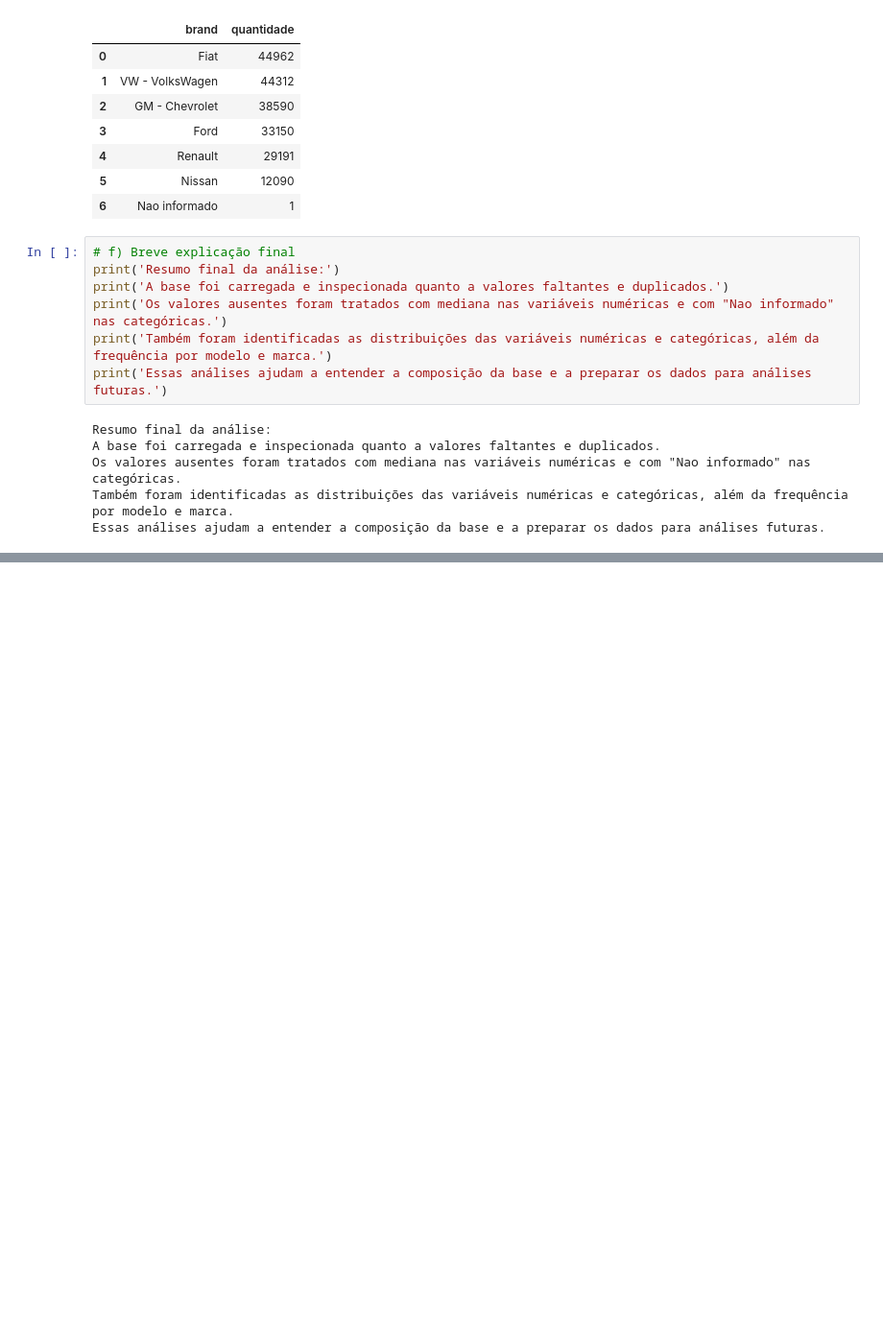
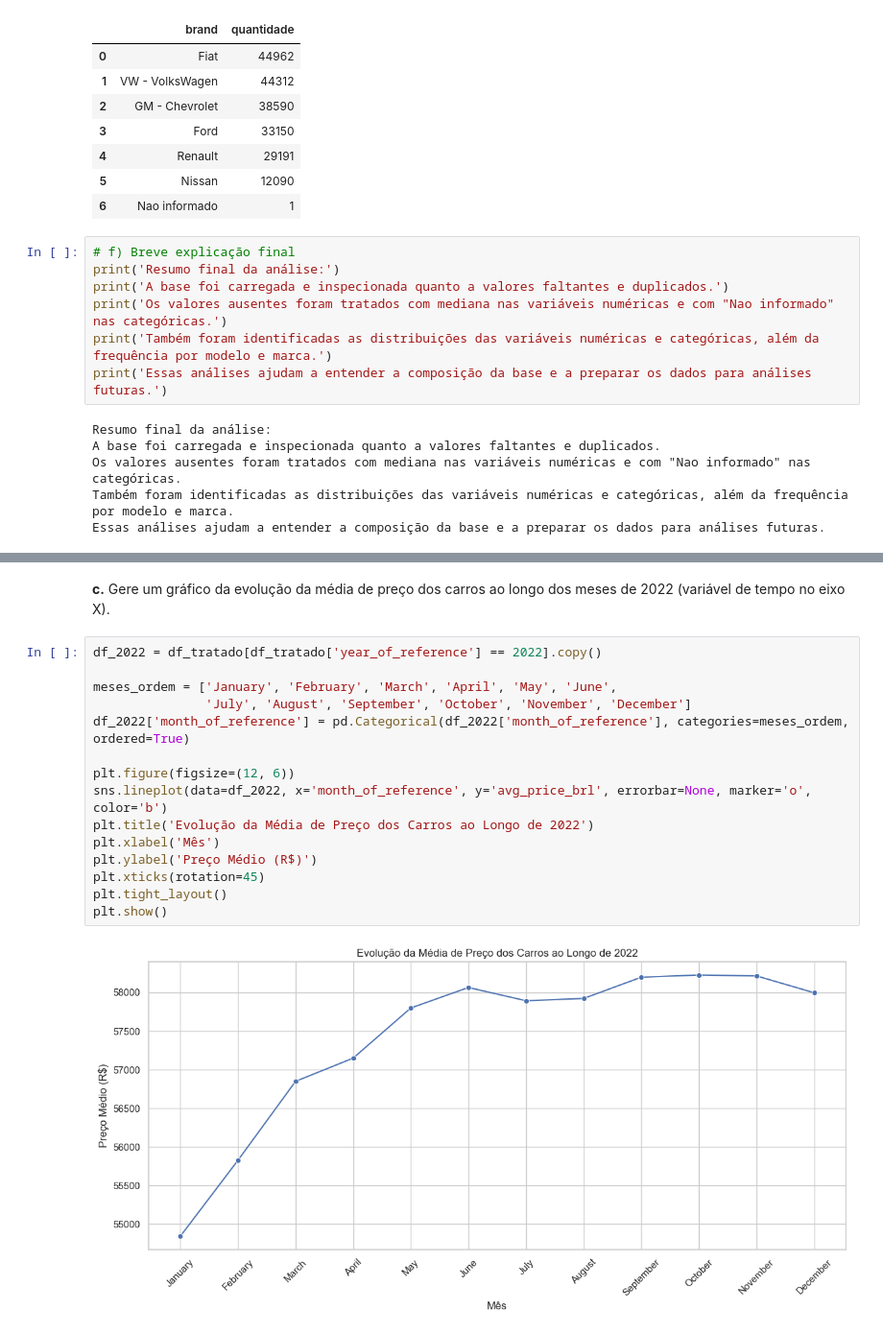
Before and after one commit to EduardoFelixNeto/trabalhoLinguagemProgramacaoAplicada, a Jupyter notebook: analise_exploratoria_precos_carros_brasil.ipynb, the cells around one changed output, grey strips where cells are left out. Shown at 96% size. Saved outputs shown, nothing was run; the diff lists cells and outputs as text; blank space fills up the shorter version.

```diff
--- a/analise_exploratoria_precos_carros_brasil.ipynb
+++ b/analise_exploratoria_precos_carros_brasil.ipynb
@@ -228,0 +274,19 @@ Essas análises ajudam a entender a composição da base e a preparar os dados p
+# %% [markdown]
+**c.** Gere um gráfico da evolução da média de preço dos carros ao longo dos meses de 2022 (variável de tempo no eixo X).
+# %%
+df_2022 = df_tratado[df_tratado['year_of_reference'] == 2022].copy()
+
+meses_ordem = ['January', 'February', 'March', 'April', 'May', 'June',
+               'July', 'August', 'September', 'October', 'November', 'December']
+df_2022['month_of_reference'] = pd.Categorical(df_2022['month_of_reference'], categories=meses_ordem, ordered=True)
+
+plt.figure(figsize=(12, 6))
+sns.lineplot(data=df_2022, x='month_of_reference', y='avg_price_brl', errorbar=None, marker='o', color='b')
+plt.title('Evolução da Média de Preço dos Carros ao Longo de 2022')
+plt.xlabel('Mês')
+plt.ylabel('Preço Médio (R$)')
+plt.xticks(rotation=45)
+plt.tight_layout()
+plt.show()
+# %% [output]
+[figure, added]
```
Also changed, not shown: parts of 15 cells of this notebook.
